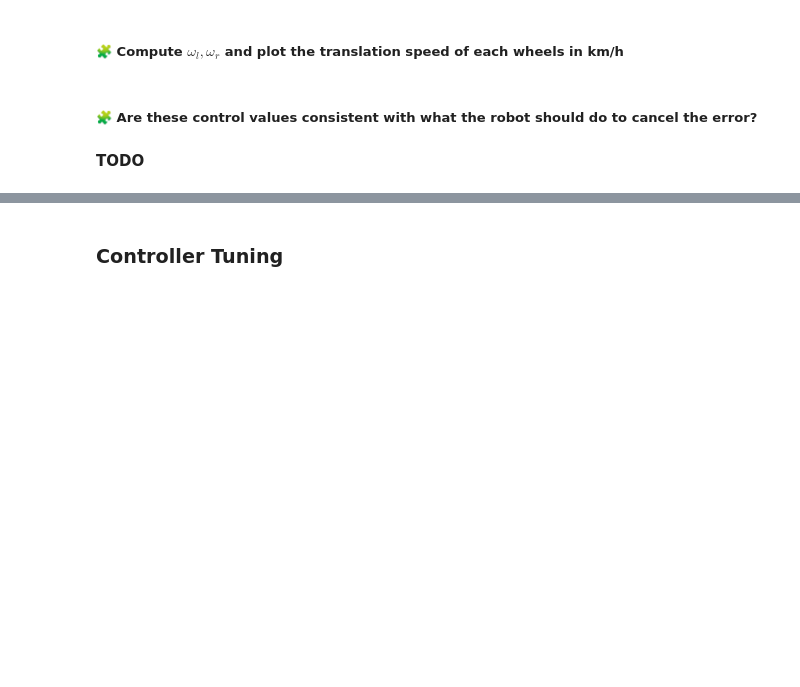
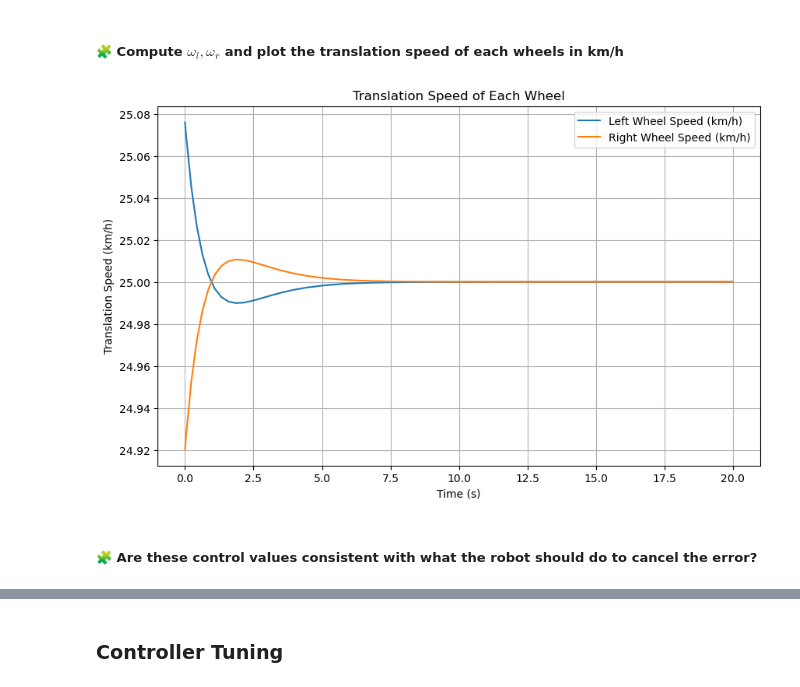
Before and after one commit to Nezar-ELMESSNAOUI/control-engineering-with-python-project-2023-2024, a Jupyter notebook: Project-part-2.ipynb, the cells around one changed output, grey strips where cells are left out. Cells and saved outputs as stored; diff of their text form; code cells hidden in the pictures; blank space fills up the shorter version.

```diff
--- a/Project-part-2.ipynb
+++ b/Project-part-2.ipynb
@@ -719,2 +717,6 @@ pass
+# %%
+dX = simul["sol"](t)
+dOmega = -dot(K, dX)
+dOmega_l, dOmega_r = dOmega
 # %% [markdown]
 ##### 🧩 Compute $\omega_l,\omega_r$ and plot the translation speed of each wheels in km/h
@@ -723,4 +723,19 @@ pass
+# %%
+# Compute ωl and ωr
+omega_l = dOmega_l + v_kmh / r
+omega_r = dOmega_r + v_kmh / r
+
+# Plot the translation speed of each wheel in km/h
+fig = figure(figsize=(10, 6))
+plot(simul.t, omega_l * r, label="Left Wheel Speed (km/h)")
+plot(simul.t, omega_r * r, label="Right Wheel Speed (km/h)")
+xlabel('Time (s)')
+ylabel('Translation Speed (km/h)')
+title('Translation Speed of Each Wheel')
+grid(True)
+legend()
+show()
+# %% [output]
+[figure, added]
 # %% [markdown]
 ##### 🧩 Are these control values consistent with what the robot should do to cancel the error?
-# %% [markdown]
-**TODO**
```
Also changed, not shown: parts of 3 cells of this notebook.
